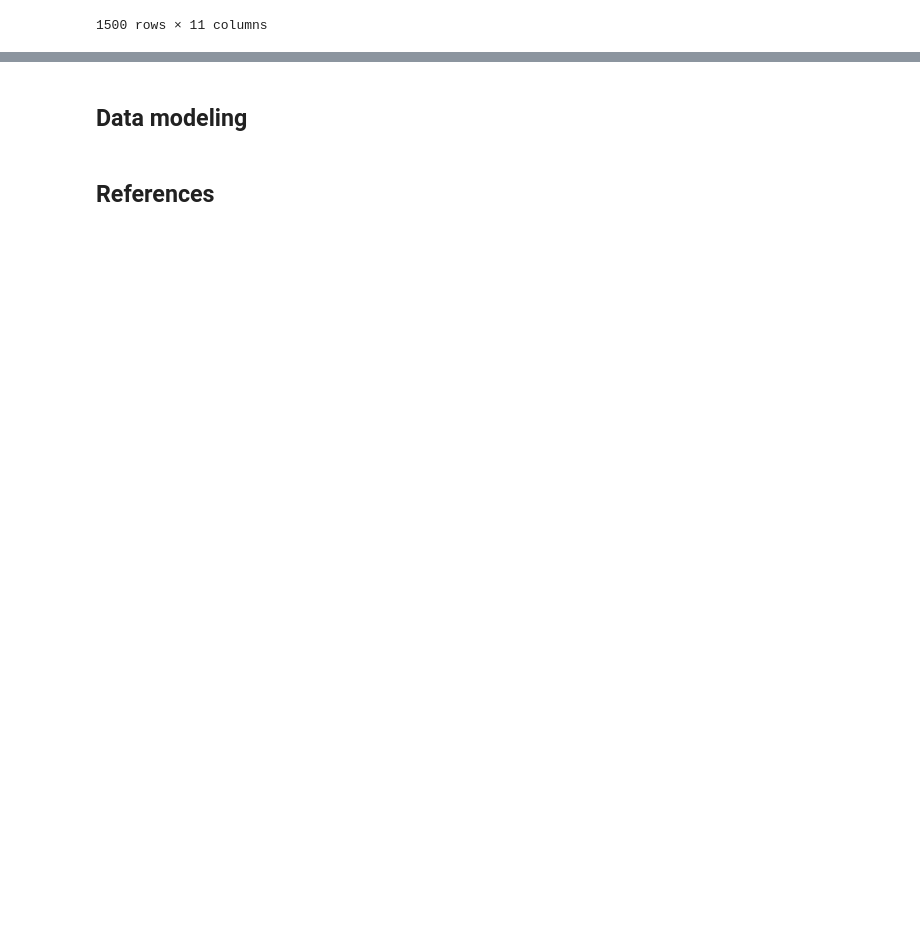
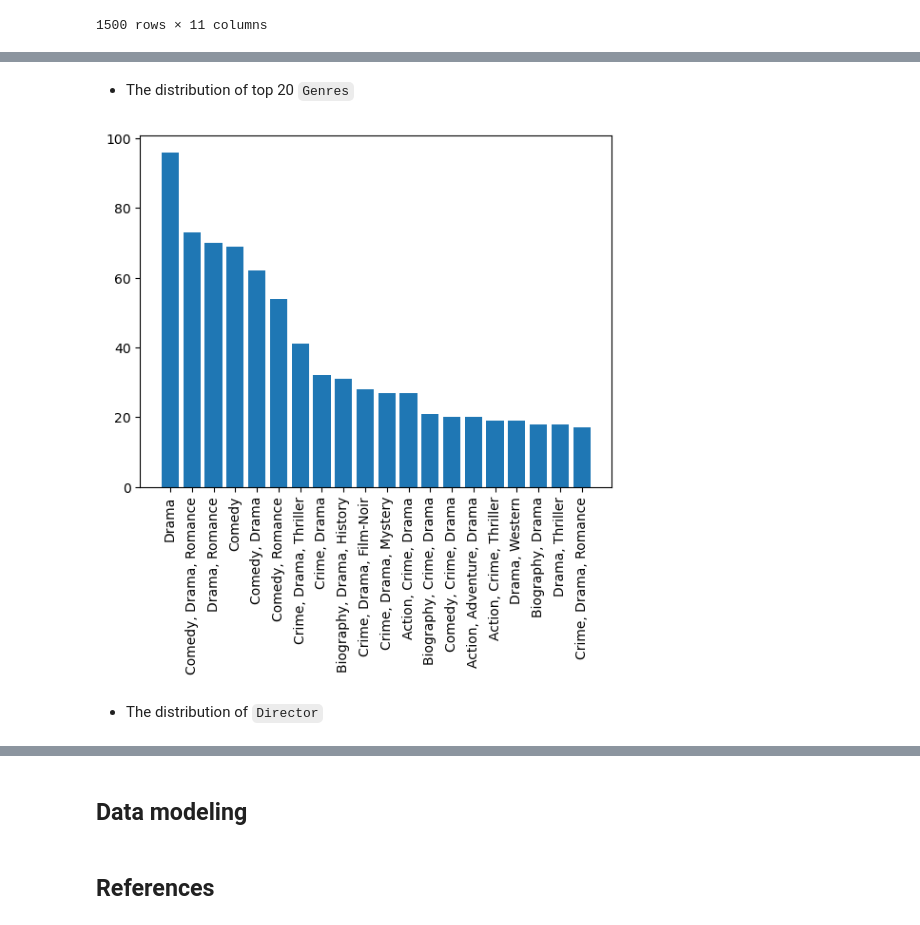
Before and after one commit to trandainien1/IntroDS_Final_Project, a Jupyter notebook: main.ipynb, the cells around one changed output, grey strips where cells are left out. Saved outputs shown, nothing was run; the diff lists cells and outputs as text; code cells hidden in the pictures; blank space fills up the shorter version.

```diff
--- a/main.ipynb
+++ b/main.ipynb
@@ -219,0 +451,11 @@ data_film
+# %% [markdown]
+- The distribution of top 20 `Genres`
+# %%
+genre_counts = data_film.Genre.value_counts()[:20]
+plt.bar(genre_counts.index, genre_counts.values);
+plt.xticks(rotation=90)
+plt.show();
+# %% [output]
+[figure, added]
+# %% [markdown]
+- The distribution of `Director`
```
Also changed, not shown: parts of 63 cells of this notebook, 1 other file.
